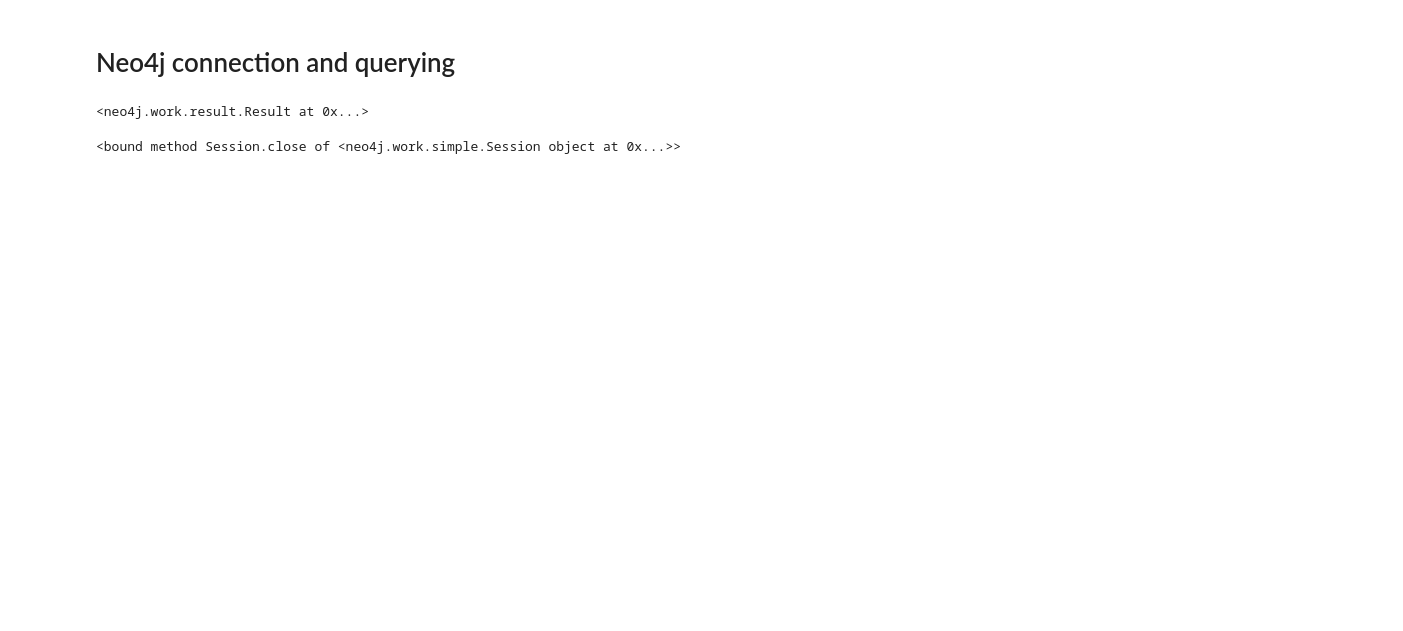
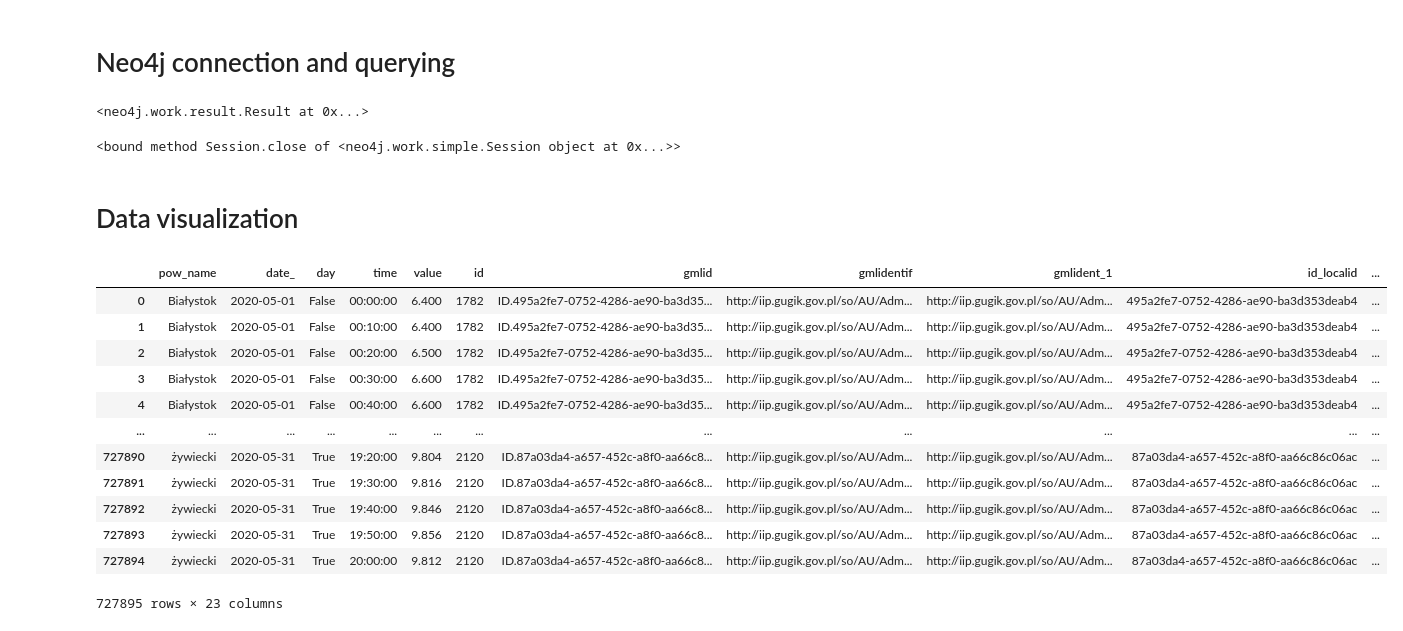
Before and after one commit to jakubGryzio/PAG_II, a Jupyter notebook: projekt1/projekt1.ipynb, the cells around one changed output. Cells and saved outputs as stored; diff of their text form; code cells hidden in the pictures; blank space fills up the shorter version.

```diff
--- a/projekt1/projekt1.ipynb
+++ b/projekt1/projekt1.ipynb
@@ -84,8 +84,8 @@ polska = gpd.read_file(os.path.join(shape_path, 'polska.shp'))
 woj = gpd.read_file(os.path.join(shape_path, 'woj.shp'))
 woj.to_crs(epsg=2180, inplace=True)
 
-powiaty = gpd.read_file(os.path.join(shape_path, 'powiaty.shp'))
-powiaty.to_crs(epsg=2180, inplace=True)
+powiats = gpd.read_file(os.path.join(shape_path, 'powiaty.shp'))
+powiats.to_crs(epsg=2180, inplace=True)
 # %%
 # Creating join tables wojewodztwo and meteo station
 meteo_station_woj = meteo_station.sjoin(woj, how="inner", predicate='intersects')
@@ -564,3 +626,23 @@ session.run(query)
 session.close
 # %% [output]
 <bound method Session.close of <neo4j.work.simple.Session object at 0x...>>
+# %% [markdown]
+# Data visualization
+# %%
+# Adding geometry to pow data
+time_pow92 = pd.merge(time_pow, powiats, left_on='pow_name', right_on='name')
+time_pow92
+# %% [output]
+|  | pow_name | date_ | day | time | value | id | gmlid | gmlidentif | gmlident_1 | id_localid | ... |
+| 0 | Białystok | 2020-05-01 | False | 00:00:00 | 6.400 | 1782 | ID.495a2fe7-0752-4286-ae90-ba3d35... | http://iip.gugik.gov.pl/so/AU/Adm... | http://iip.gugik.gov.pl/so/AU/Adm... | 495a2fe7-0752-4286-ae90-ba3d353deab4 | ... |
+| 1 | Białystok | 2020-05-01 | False | 00:10:00 | 6.400 | 1782 | ID.495a2fe7-0752-4286-ae90-ba3d35... | http://iip.gugik.gov.pl/so/AU/Adm... | http://iip.gugik.gov.pl/so/AU/Adm... | 495a2fe7-0752-4286-ae90-ba3d353deab4 | ... |
+| 2 | Białystok | 2020-05-01 | False | 00:20:00 | 6.500 | 1782 | ID.495a2fe7-0752-4286-ae90-ba3d35... | http://iip.gugik.gov.pl/so/AU/Adm... | http://iip.gugik.gov.pl/so/AU/Adm... | 495a2fe7-0752-4286-ae90-ba3d353deab4 | ... |
+| 3 | Białystok | 2020-05-01 | False | 00:30:00 | 6.600 | 1782 | ID.495a2fe7-0752-4286-ae90-ba3d35... | http://iip.gugik.gov.pl/so/AU/Adm... | http://iip.gugik.gov.pl/so/AU/Adm... | 495a2fe7-0752-4286-ae90-ba3d353deab4 | ... |
+| 4 | Białystok | 2020-05-01 | False | 00:40:00 | 6.600 | 1782 | ID.495a2fe7-0752-4286-ae90-ba3d35... | http://iip.gugik.gov.pl/so/AU/Adm... | http://iip.gugik.gov.pl/so/AU/Adm... | 495a2fe7-0752-4286-ae90-ba3d353deab4 | ... |
+| ... | ... | ... | ... | ... | ... | ... | ... | ... | ... | ... | ... |
+| 727890 | żywiecki | 2020-05-31 | True | 19:20:00 | 9.804 | 2120 | ID.87a03da4-a657-452c-a8f0-aa66c8... | http://iip.gugik.gov.pl/so/AU/Adm... | http://iip.gugik.gov.pl/so/AU/Adm... | 87a03da4-a657-452c-a8f0-aa66c86c06ac | ... |
+| 727891 | żywiecki | 2020-05-31 | True | 19:30:00 | 9.816 | 2120 | ID.87a03da4-a657-452c-a8f0-aa66c8... | http://iip.gugik.gov.pl/so/AU/Adm... | http://iip.gugik.gov.pl/so/AU/Adm... | 87a03da4-a657-452c-a8f0-aa66c86c06ac | ... |
+| 727892 | żywiecki | 2020-05-31 | True | 19:40:00 | 9.846 | 2120 | ID.87a03da4-a657-452c-a8f0-aa66c8... | http://iip.gugik.gov.pl/so/AU/Adm... | http://iip.gugik.gov.pl/so/AU/Adm... | 87a03da4-a657-452c-a8f0-aa66c86c06ac | ... |
+| 727893 | żywiecki | 2020-05-31 | True | 19:50:00 | 9.856 | 2120 | ID.87a03da4-a657-452c-a8f0-aa66c8... | http://iip.gugik.gov.pl/so/AU/Adm... | http://iip.gugik.gov.pl/so/AU/Adm... | 87a03da4-a657-452c-a8f0-aa66c86c06ac | ... |
+| 727894 | żywiecki | 2020-05-31 | True | 20:00:00 | 9.812 | 2120 | ID.87a03da4-a657-452c-a8f0-aa66c8... | http://iip.gugik.gov.pl/so/AU/Adm... | http://iip.gugik.gov.pl/so/AU/Adm... | 87a03da4-a657-452c-a8f0-aa66c86c06ac | ... |
+727895 rows × 23 columns
```
Also changed, not shown: parts of 38 cells of this notebook.
